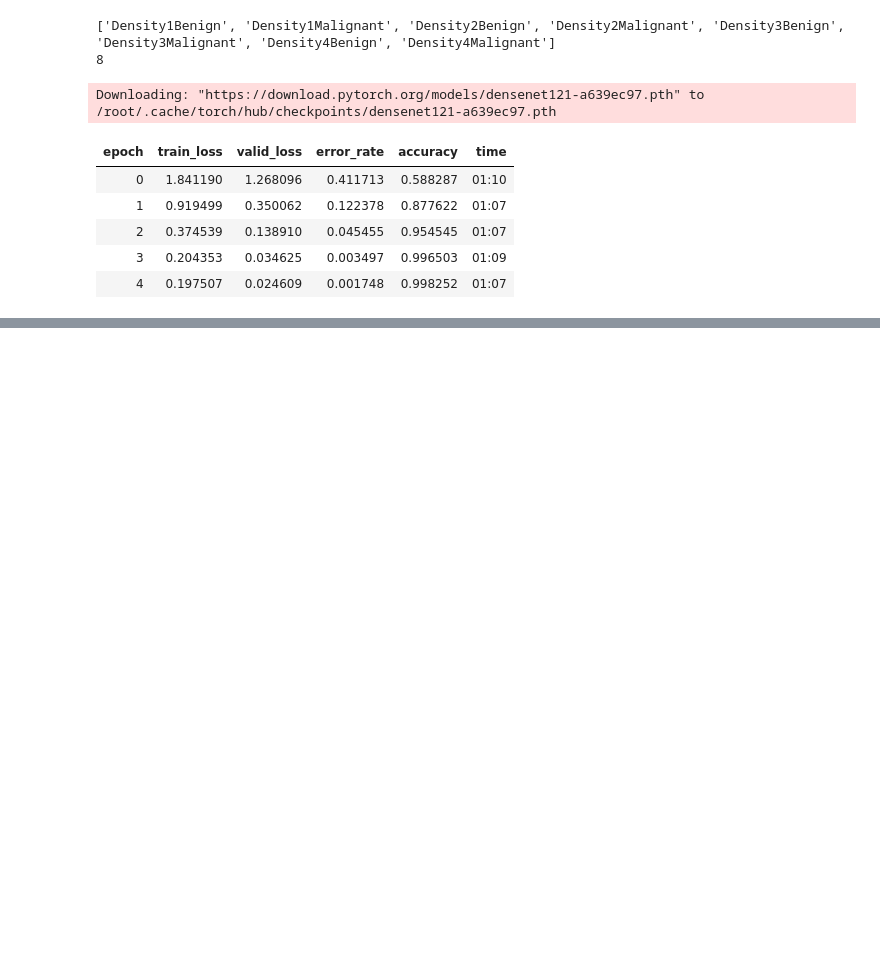
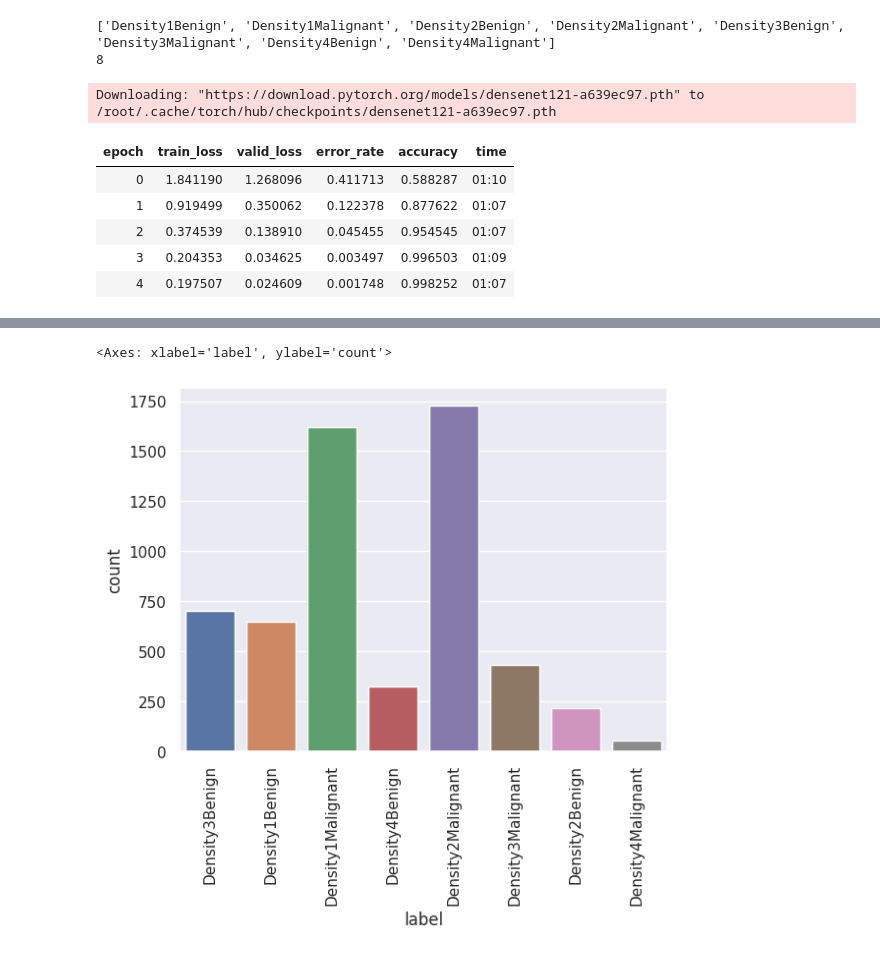
Before and after one commit to ganiesenov/Breast_cancer_related, a Jupyter notebook: training-inbreast-dataset-with-a-custom-cnn.ipynb, the cells around one changed output, grey strips where cells are left out. Saved outputs shown, nothing was run; the diff lists cells and outputs as text; code cells hidden in the pictures; blank space fills up the shorter version.

Commit message:
Kaggle Notebook | Training inbreast dataset with a custom CNN | Version 3

```diff
--- a/training-inbreast-dataset-with-a-custom-cnn.ipynb
+++ b/training-inbreast-dataset-with-a-custom-cnn.ipynb
@@ -825,0 +849,7 @@ Downloading: "https://download.pytorch.org/models/resnet152-f82ba261.pth" to /ro
+# %%
+path= '/kaggle/input/inbreast/mamog'
+k= '/kaggle/input/inbreast/Training_set.csv'
+p ='/kaggle/input/inbreast/Testing_set.csv'
+#
+train=pd.read_csv(k)
+test=pd.read_csv(p)
@@ -825,0 +865,7 @@ Downloading: "https://download.pytorch.org/models/resnet152-f82ba261.pth" to /ro
+# %%
+sns.set(style='darkgrid')
+plt.xticks(rotation=90)
+sns.countplot(x="label",data=train)
+# %% [output]
+<Axes: xlabel='label', ylabel='count'>
+[figure, added]
```
Also changed, not shown: parts of 16 cells of this notebook.
